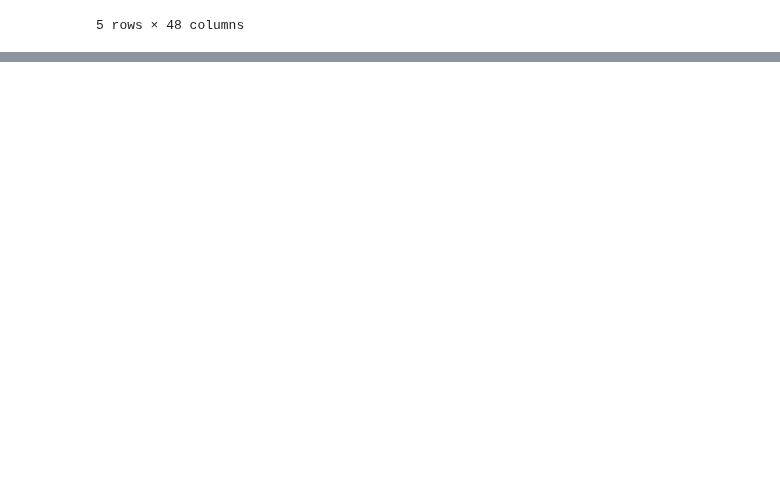
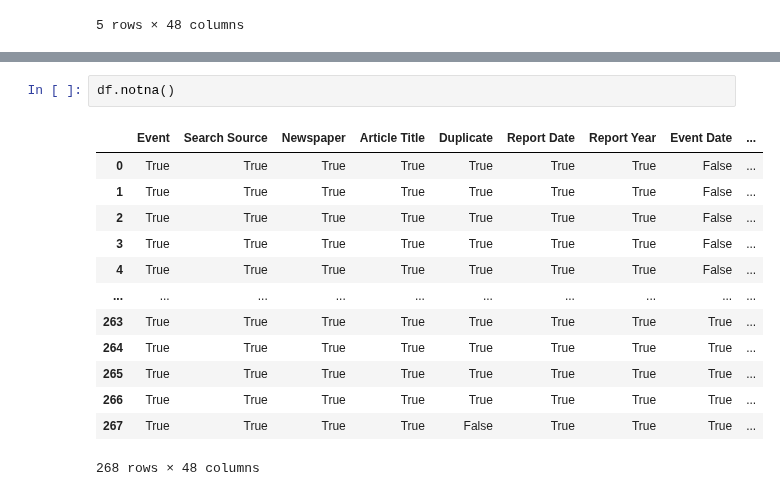
Before and after one commit to eowen19/eds220-2026-sections, a Jupyter notebook: section-2-co-basin-water-conflicts.ipynb.ipynb, the cells around one changed output, grey strips where cells are left out. Saved outputs shown, nothing was run; the diff lists cells and outputs as text; blank space fills up the shorter version.

```diff
--- a/section-2-co-basin-water-conflicts.ipynb.ipynb
+++ b/section-2-co-basin-water-conflicts.ipynb.ipynb
@@ -22,0 +148,16 @@ df.tail()
+# %%
+df.notna()
+# %% [output]
+|  | Event | Search Source | Newspaper | Article Title | Duplicate | Report Date | Report Year | Event Date | ... |
+| 0 | True | True | True | True | True | True | True | False | ... |
+| 1 | True | True | True | True | True | True | True | False | ... |
+| 2 | True | True | True | True | True | True | True | False | ... |
+| 3 | True | True | True | True | True | True | True | False | ... |
+| 4 | True | True | True | True | True | True | True | False | ... |
+| ... | ... | ... | ... | ... | ... | ... | ... | ... | ... |
+| 263 | True | True | True | True | True | True | True | True | ... |
+| 264 | True | True | True | True | True | True | True | True | ... |
+| 265 | True | True | True | True | True | True | True | True | ... |
+| 266 | True | True | True | True | True | True | True | True | ... |
+| 267 | True | True | True | True | False | True | True | True | ... |
+268 rows × 48 columns
```
Also changed, not shown: parts of 19 cells of this notebook.
